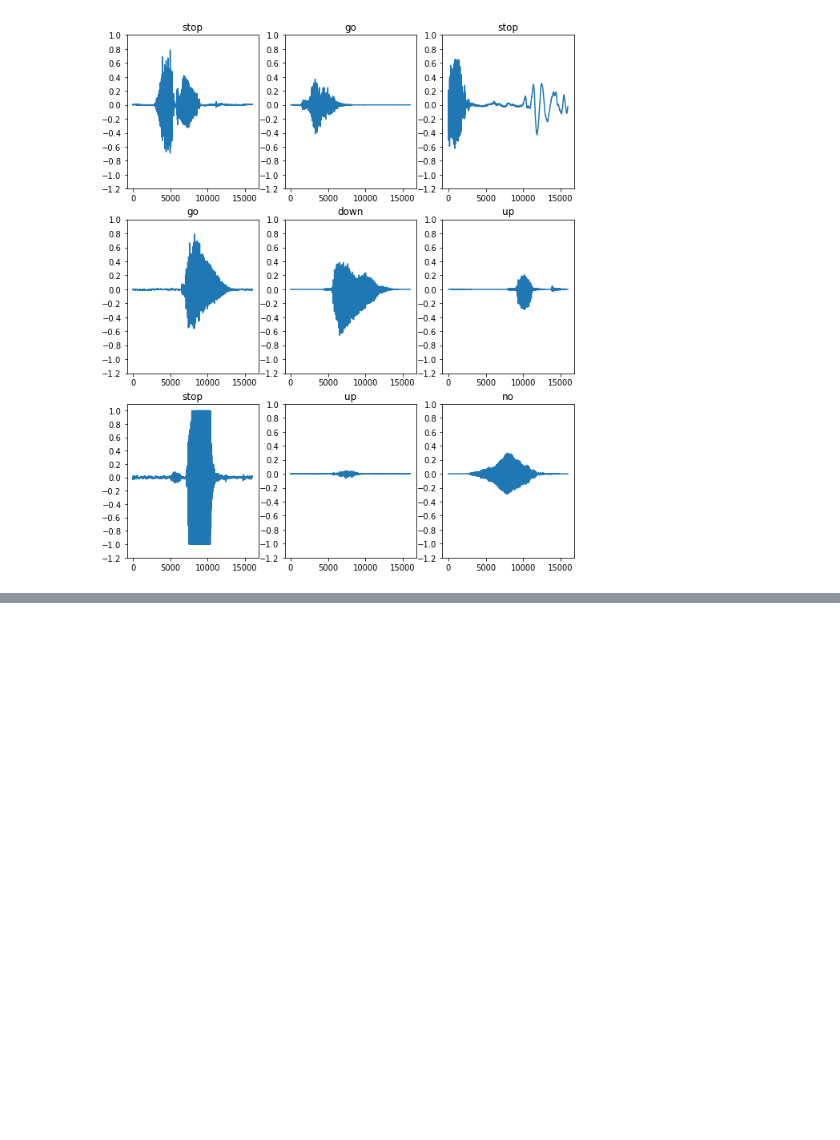
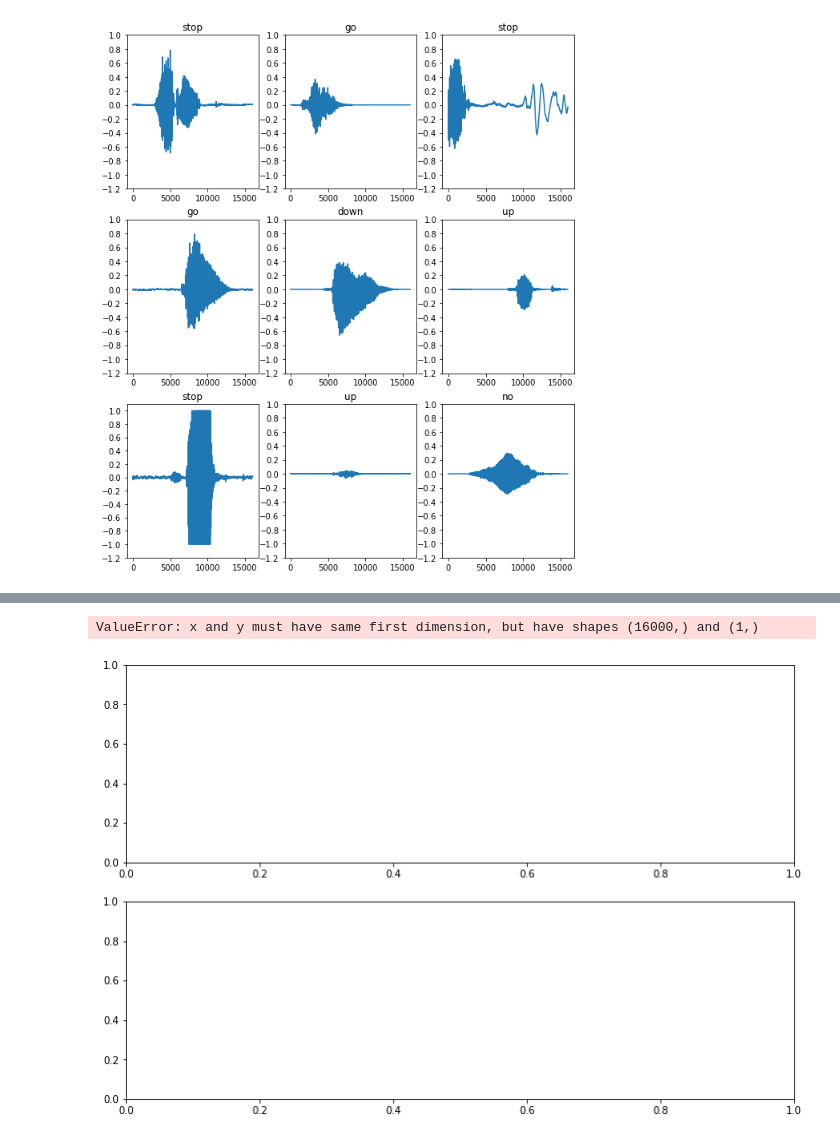
Before and after one commit to ducksfrogs/tens_first, a Jupyter notebook: sound/Untitled.ipynb, the cells around one changed output, grey strips where cells are left out. Drawn from its saved outputs; the diff is of its cells as text; code cells hidden in the pictures; blank space fills up the shorter version.

```diff
--- a/sound/Untitled.ipynb
+++ b/sound/Untitled.ipynb
@@ -120,3 +117,22 @@ Waveform shape: (16000,)
 Spectrogram shape: (124, 129)
 Audio playback
 [interactive output not drawn]
+# %%
+def plot_spectrogram(spectrogram, ax):
+    log_spec = np.log(spectrogram.T)
+    height = log_spec.shape[0]
+    X = np.arange(16000, step=height + 1)
+    Y = range(height)
+    ax.pcolormesh(X, Y, log_spec)
+
+fig, axes = plt.subplots(2, figsize=(12,8))
+timescale = np.arange(waveform.shape[0])
+axes[0].plot(timescale, waveform.shape[0])
+axes[0].set_title('Waveform')
+axes[0].set_xlim([0,16000])
+plot_spectrogram(spectrogram.numpy(), axes[1])
+axes[1].set_title("Spectrogram")
+plt.show()
+# %% [output]
+ValueError: x and y must have same first dimension, but have shapes (16000,) and (1,)
+[figure, added]
```
Also changed, not shown: parts of 1 cell of this notebook, 1 other file.
